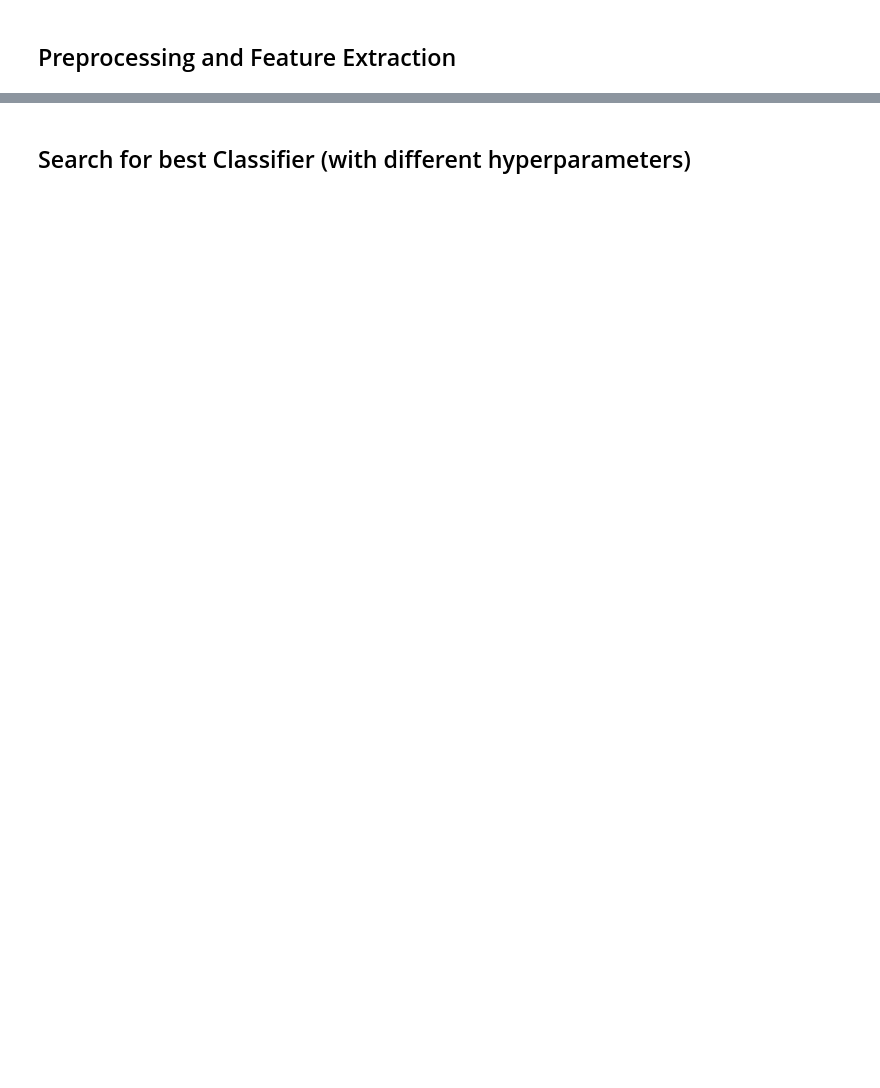
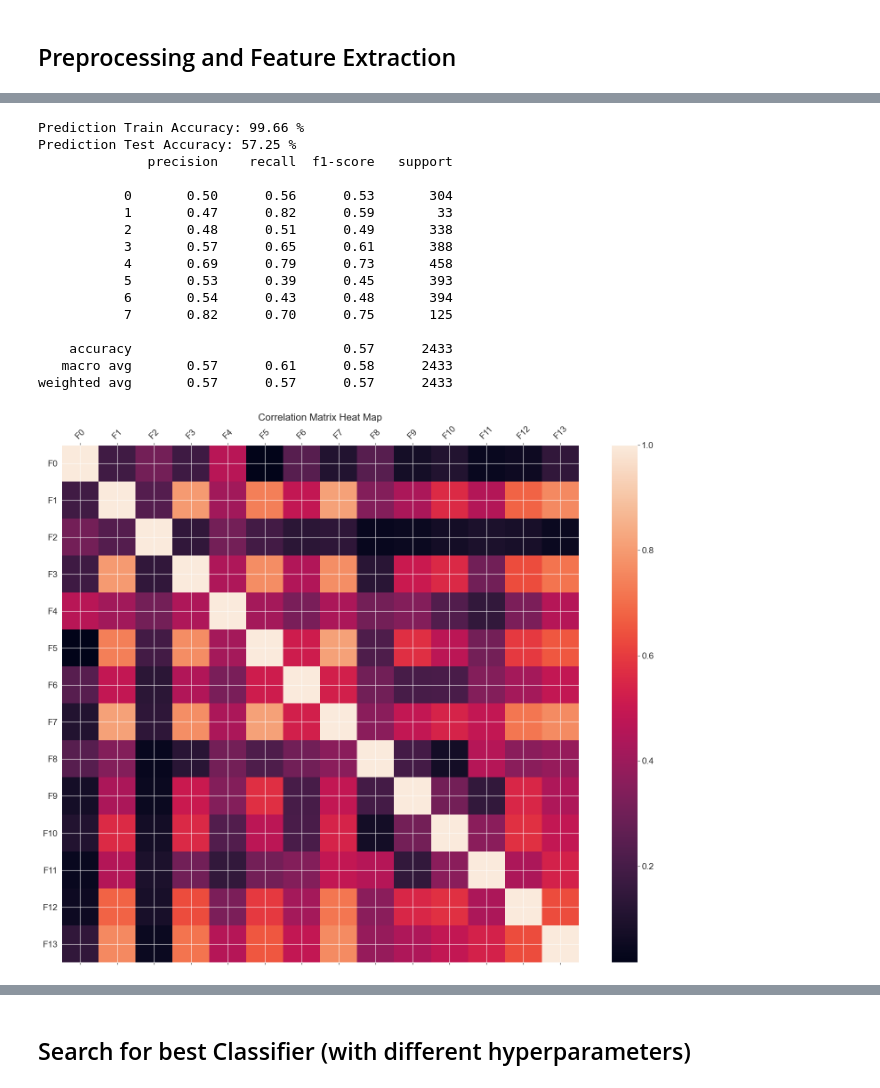
Before and after one commit to VictorMel/VoiceEmotionalAnalysis, a Jupyter notebook: project.ipynb, the cells around one changed output, grey strips where cells are left out. Cells and saved outputs as stored; diff of their text form; code cells hidden in the pictures; blank space fills up the shorter version.

```diff
--- a/project.ipynb
+++ b/project.ipynb
@@ -69,7 +93,7 @@ warnings.filterwarnings ('ignore')
 
 FRAME_LEN = 4096
 HOP_LEN = 2048
-N = 14
+N_MFCC = 14
 
 ravdess = ['RAVDESS','data/ravdess-emotional-speech-audio']
 tess = ['TESS','data/toronto-emotional-speech-set-tess']
@@ -147,10 +200,43 @@ def ExtractFeatures(sample,sr,frame_len,hop_len,n_mfcc):
+# %%
+def SplitData(featured_data,labels,trainRatio,plot):
+    # Data samples split
+    train_data, test_data, train_labels, test_labels = train_test_split(featured_data, labels, train_size = trainRatio, random_state = 512)
+
+    if plot:
+        lib.PlotSplitedDataHistogram(train_labels, test_labels)
+
+    '''
+    # Data extrapulation of train data, for uniform histogram of classes
+    dataL1 = train_data[(train_labels==1)]
+    L1 = train_labels[(train_labels==1)]
+    dataL7 = train_data[(train_labels==7)]
+    L7 = train_labels[(train_labels==7)]
+    train_data = np.concatenate((train_data,dataL1,dataL1,dataL1,dataL1,dataL1,dataL7),axis=0)
+    train_labels = np.concatenate((train_labels,L1,L1,L1,L1,L1,L7),axis=0)
+    print(f'Train Data extrapulated with total {train_data.shape[0]} samples collected with {train_data.shape[1]} features.')
+
+    # Data extrapulation of test data, for uniform histogram of classes
+    dataL1 = test_data[(test_labels==1)]
+    L1 = test_labels[(test_labels==1)]
+    dataL7 = test_data[(test_labels==7)]
+    L7 = test_labels[(test_labels==7)]
+    test_data = np.concatenate((test_data,dataL1,dataL1,dataL1,dataL1,dataL1,dataL7),axis=0)
+    test_labels = np.concatenate((test_labels,L1,L1,L1,L1,L1,L7),axis=0)
+    print(f'Test Data extrapulated with total {test_data.shape[0]} samples collected with {test_data.shape[1]} features.')
+
+    if plot:
+        lib.PlotSplitedDataHistogram(train_labels, test_labels)
+    '''
+
+    return train_data,train_labels,test_data,test_labels
 # %%
 def TrainModelTestReport(train_data,train_labels,test_data,test_labels, n_estimators,min_samples_split,random_state, plot=True):
     if plot:
-        lib.PlotCorrMap(train_data, train_labels)
+        corr_mat = lib.PlotCorrMap(train_data) # lib.PlotCorrMap(train_data) # train_labels
+        corr_vec = lib.GetFeaturesCorr(corr_mat)
         #lib.PlotPairAllFeature(train_data,train_labels,train_data.shape[1])
     report, score, model = lib.TestClassificationModel(train_data,train_labels,test_data,test_labels,3, paramC=1,kernelType='rbf',n_estimators=n_estimators,min_samples_split=min_samples_split,random_state=random_state, plot=plot)
     feature_importance = []
     if plot:
         feature_importance = lib.FeaturesImportance(model,train_data)
-    return report, score, feature_importance
+    return report, score, corr_vec, feature_importance
@@ -217,0 +243,3 @@ def DataProcessing(frame_len,hop_len,N, plot):
+# %%
+featured_data,labels = Preprocessing(FRAME_LEN,HOP_LEN,N_MFCC)
+train_data,train_labels,test_data,test_labels = SplitData(featured_data,labels,trainRatio=0.8,plot=True)
@@ -217,0 +249,21 @@ def DataProcessing(frame_len,hop_len,N, plot):
+# %%
+# Test ALL features with a model
+report, score, corr_vec, feature_importance = TrainModelTestReport(train_data,train_labels,test_data,test_labels, n_estimators=100,min_samples_split=6,random_state=1, plot=True)
+# %% [output]
+Prediction Train Accuracy: 99.66 %
+Prediction Test Accuracy: 57.25 %
+              precision    recall  f1-score   support
+
+           0       0.50      0.56      0.53       304
+           1       0.47      0.82      0.59        33
+           2       0.48      0.51      0.49       338
+           3       0.57      0.65      0.61       388
+           4       0.69      0.79      0.73       458
+           5       0.53      0.39      0.45       393
+           6       0.54      0.43      0.48       394
+           7       0.82      0.70      0.75       125
+
+    accuracy                           0.57      2433
+   macro avg       0.57      0.61      0.58      2433
+weighted avg       0.57      0.57      0.57      2433
+[figure, added]
```
Also changed, not shown: parts of 14 cells of this notebook, 2 other files.
